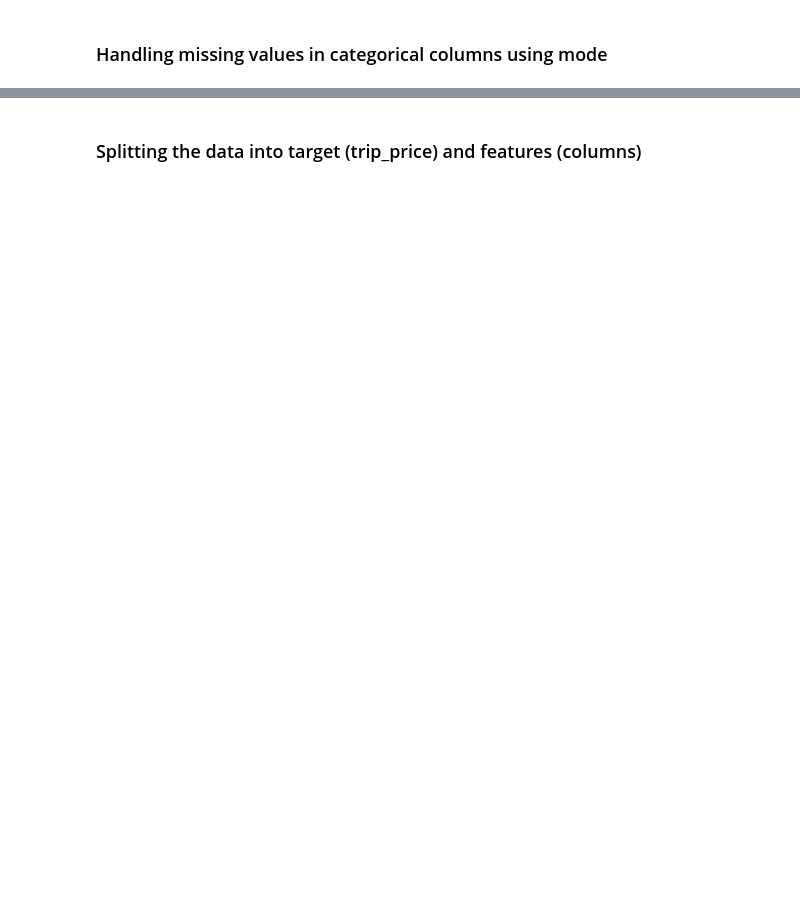
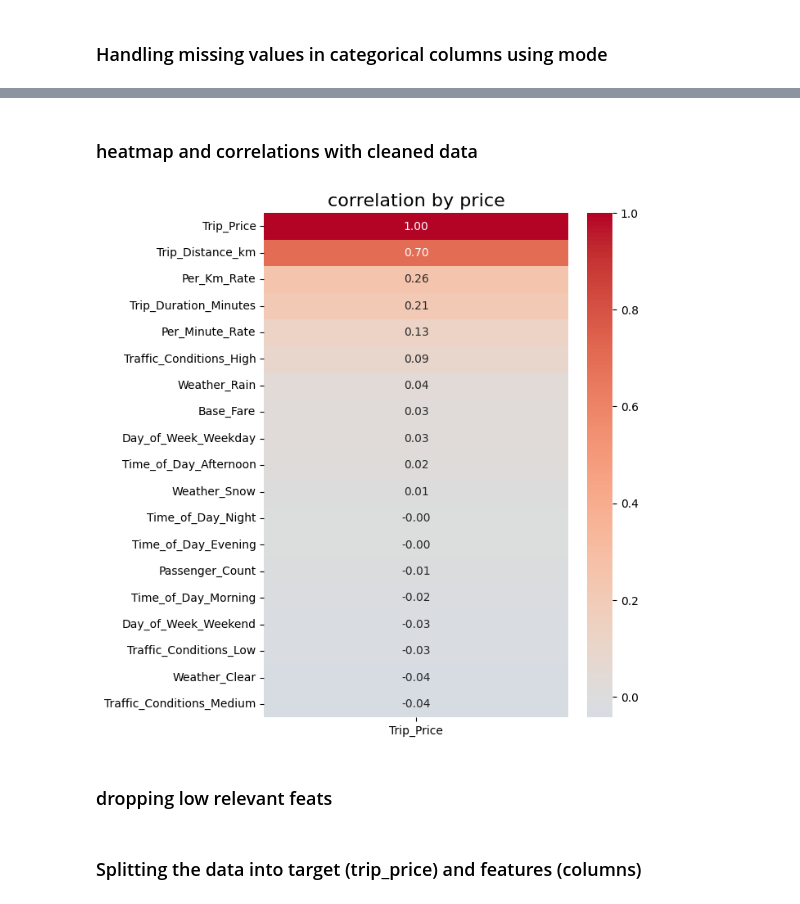
Before and after one commit to StefanLundberg77/taxi-prediction-fullstack-stefan-lundberg-opa24, a Jupyter notebook: explorations/eda.ipynb, the cells around one changed output, grey strips where cells are left out. Cells and saved outputs as stored; diff of their text form; code cells hidden in the pictures; blank space fills up the shorter version.

```diff
--- a/explorations/eda.ipynb
+++ b/explorations/eda.ipynb
@@ -265,0 +306,22 @@ df_clean[categorical_columns] = df[categorical_columns].apply(lambda col: col.fi
+# %%
+# temorary join target to clean features
+df_with_target = pd.concat([df_clean, target], axis=1)
+# %% [markdown]
+### heatmap and correlations with cleaned data
+# %%
+cleaned_correlations = df_with_target.corr(numeric_only=True)[["Trip_Price"]].sort_values(
+    by="Trip_Price", ascending=False
+)
+
+plt.figure(figsize=(6, 8))
+sns.heatmap(cleaned_correlations, annot=True, fmt=".2f", cmap="coolwarm", center=0)
+plt.title("correlation by price", fontsize=16)
+plt.show()
+
+# fig,ax = plt.subplots(1, figsize=(16,10), dpi=150)
+
+# sns.heatmap(df_clean.corr(numeric_only=True), cmap="coolwarm", annot=True)
+# %% [output]
+[figure, added]
+# %% [markdown]
+### dropping low relevant feats
```
Also changed, not shown: parts of 7 cells of this notebook.
